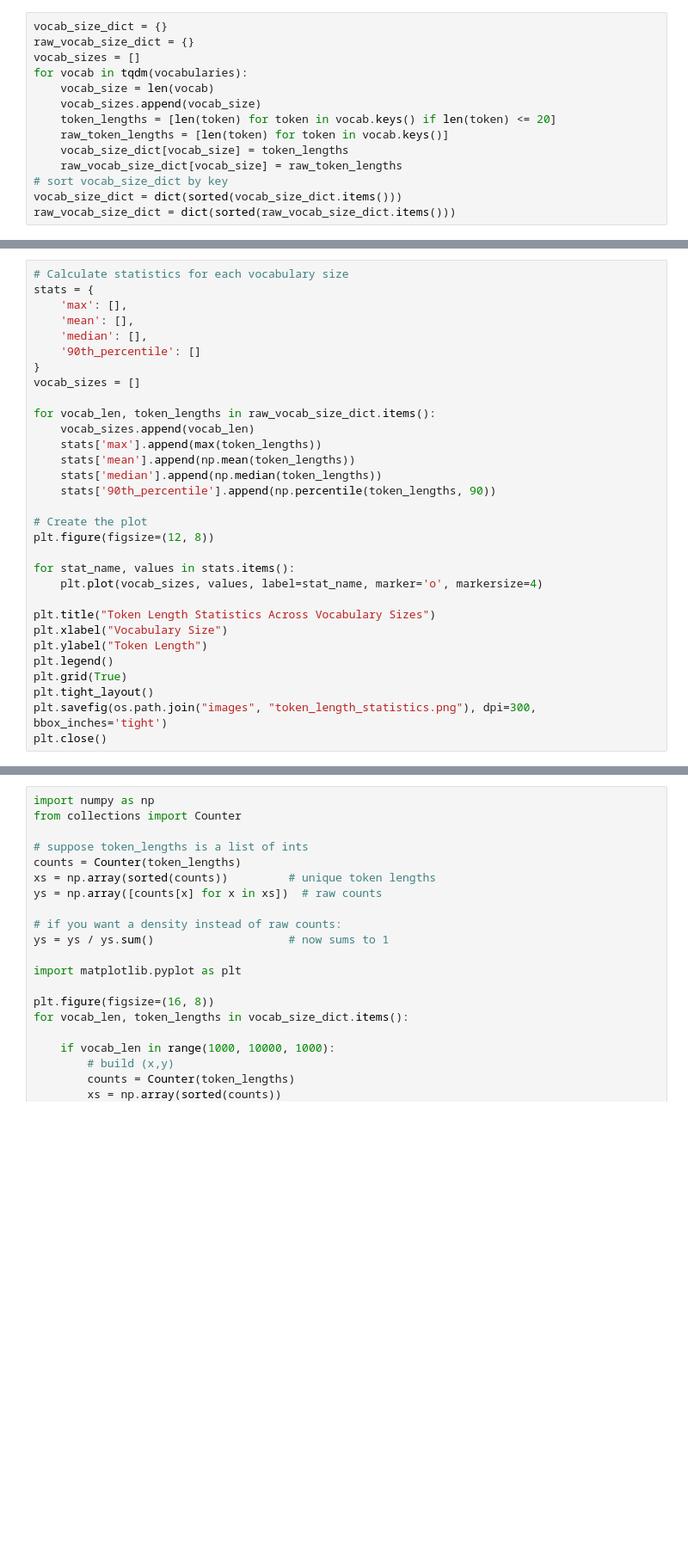
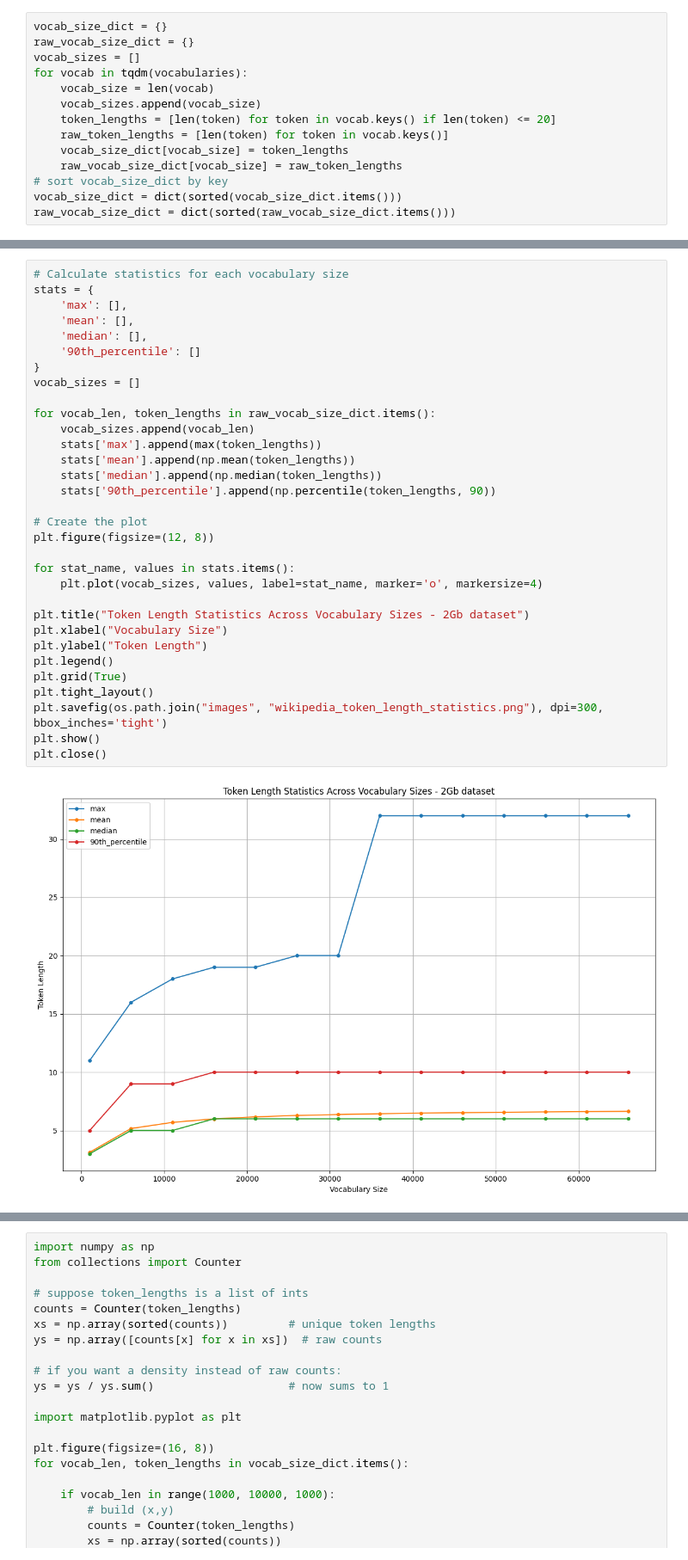
Before and after one commit to ramiluisto/tokenizer_evolutions, a Jupyter notebook: sandbox.ipynb, the cells around one changed output, grey strips where cells are left out. Shown at 86% size. Drawn from its saved outputs; the diff is of its cells as text; blank space fills up the shorter version.

```diff
--- a/sandbox.ipynb
+++ b/sandbox.ipynb
@@ -91,34 +222,37 @@ plt.close()
 # %%
 # Calculate statistics for each vocabulary size
 stats = {
     'max': [],
     'mean': [],
     'median': [],
     '90th_percentile': []
 }
 vocab_sizes = []
 
 for vocab_len, token_lengths in raw_vocab_size_dict.items():
     vocab_sizes.append(vocab_len)
     stats['max'].append(max(token_lengths))
     stats['mean'].append(np.mean(token_lengths))
     stats['median'].append(np.median(token_lengths))
     stats['90th_percentile'].append(np.percentile(token_lengths, 90))
 
 # Create the plot
 plt.figure(figsize=(12, 8))
 
 for stat_name, values in stats.items():
     plt.plot(vocab_sizes, values, label=stat_name, marker='o', markersize=4)
 
-plt.title("Token Length Statistics Across Vocabulary Sizes")
+plt.title("Token Length Statistics Across Vocabulary Sizes - 2Gb dataset")
 plt.xlabel("Vocabulary Size")
 plt.ylabel("Token Length")
 plt.legend()
 plt.grid(True)
 plt.tight_layout()
-plt.savefig(os.path.join("images", "token_length_statistics.png"), dpi=300, bbox_inches='tight')
+plt.savefig(os.path.join("images", "wikipedia_token_length_statistics.png"), dpi=300, bbox_inches='tight')
+plt.show()
 plt.close()
+# %% [output]
+[figure, added]
 # %%
 import numpy as np
 from collections import Counter
```
Also changed, not shown: parts of 10 cells of this notebook, 12 other files.
